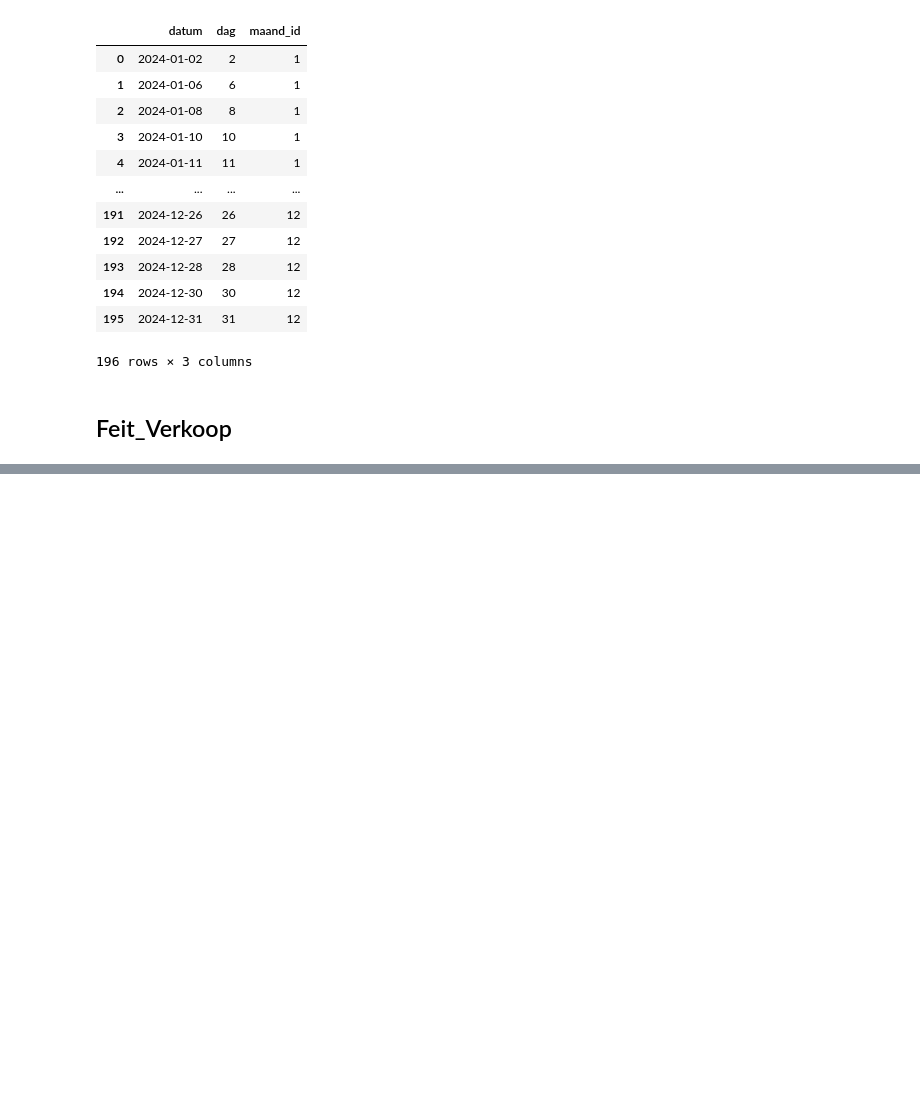
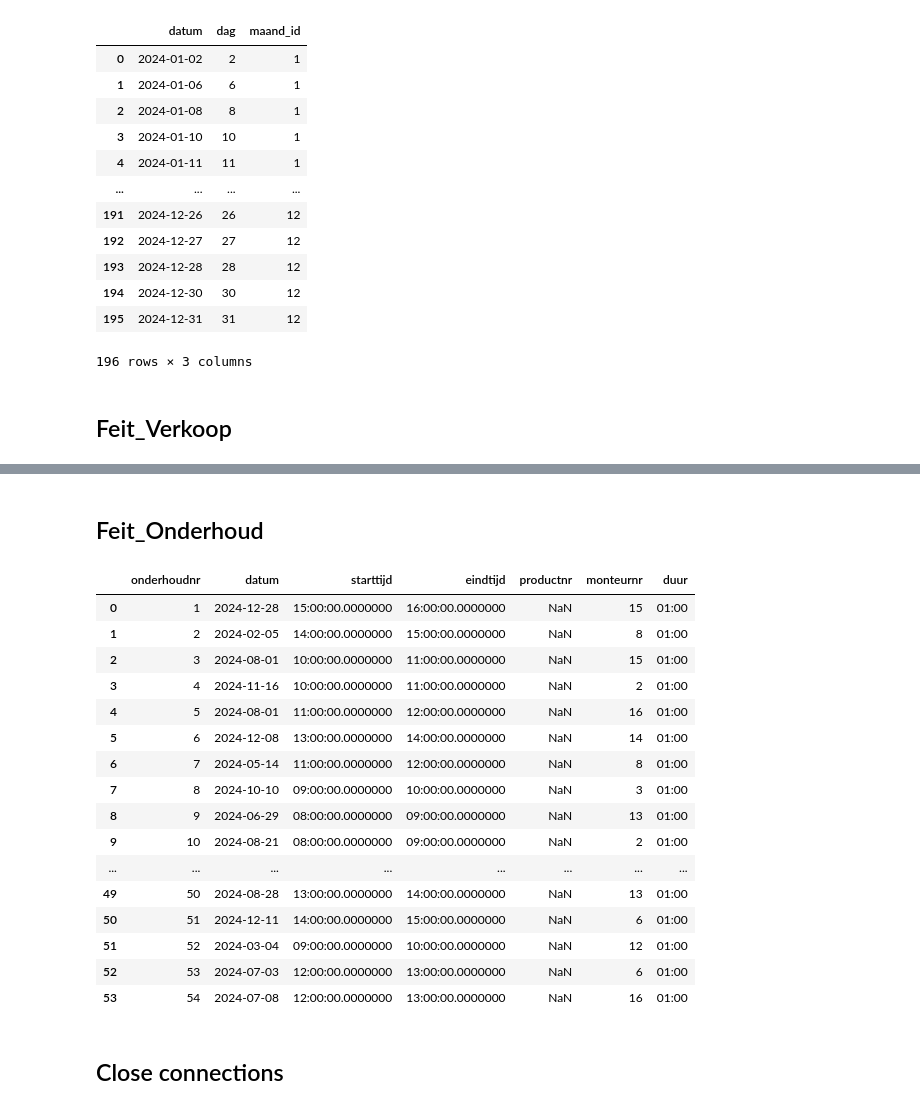
Before and after one commit to Drakarta/deai, a Jupyter notebook: DWH/main.ipynb, the cells around one changed output, grey strips where cells are left out. Saved outputs shown, nothing was run; the diff lists cells and outputs as text; code cells hidden in the pictures; blank space fills up the shorter version.

```diff
--- a/DWH/main.ipynb
+++ b/DWH/main.ipynb
@@ -298,0 +421,57 @@ df_verkoop_fv = pd.read_sql_query('SELECT * FROM fiets_verkoop_verkoop', SDM)
+# %% [markdown]
+## Feit_Onderhoud
+# %%
+df_onderhoud_o = pd.read_sql_query('SELECT * FROM onderhoud_onderhoud', SDM)
+
+df_fiets_o = pd.read_sql_query('SELECT * FROM onderhoud_fiets', SDM)
+df_monteur_o = pd.read_sql_query('SELECT * FROM onderhoud_monteur', SDM)
+
+df_onderhoud_o = pd.merge(df_onderhoud_o, df_fiets_o, left_on='fiets', right_on='fietsnr', how='left')
+df_onderhoud_o = df_onderhoud_o.drop(columns=['fietsnr', 'soort', 'merk', 'standaardprijs', 'inkoopprijs', 'kleur', 'fabrikant'], errors='ignore')
+df_onderhoud_o = pd.merge(df_onderhoud_o, df_product_combined, left_on='type', right_on='type_product', how='left')
+df_onderhoud_o = df_onderhoud_o.drop(columns=['standaardprijs', 'soort', 'merk', 'kleur', 'partnernr', 'inkoopprijs', 'fiets'], errors='ignore')
+
+df_onderhoud_o = pd.merge(df_onderhoud_o, df_monteur_o, left_on='monteur', right_on='monteurNr', how='left')
+df_onderhoud_o = df_onderhoud_o.drop(columns=['monteurNr', 'woonplaats', 'uurloon', 'filiaal'], errors='ignore')
+df_onderhoud_o = pd.merge(df_onderhoud_o, df_monteur_combined, left_on='naam', right_on='naam', how='left')
+df_onderhoud_o = df_onderhoud_o.drop(columns=['naam', 'woonplaats', 'uurloon', 'filiaal', 'monteur'], errors='ignore')
+
+df_onderhoud_o['duur'] = (
+    pd.to_datetime(df_onderhoud_o['eindtijd'].str[:-1], format='%H:%M:%S.%f') -
+    pd.to_datetime(df_onderhoud_o['starttijd'].str[:-1], format='%H:%M:%S.%f')
+)
+
+df_onderhoud_o['duur'] = df_onderhoud_o['duur'].apply(
+    lambda x: f"{int(x.total_seconds()//3600):02}:{int((x.total_seconds()%3600)//60):02}"
+)
+
+df_onderhoud_o = df_onderhoud_o.drop('onderhoudnr', axis=1)
+df_onderhoud_o.insert(0, 'onderhoudnr', range(1, len(df_onderhoud_o) + 1))
+df_onderhoud_o = df_onderhoud_o.drop('type', axis=1)
+df_onderhoud_o = df_onderhoud_o.drop('type_product', axis=1)
+df_onderhoud_o = df_onderhoud_o.drop('categorie', axis=1)
+df_onderhoud_o = df_onderhoud_o.drop('omzet', axis=1)
+
+df_onderhoud_o.to_sql('Feit_Onderhoud', DWH, if_exists='append', index=False)
+
+df_onderhoud_o
+# %% [output]
+|  | onderhoudnr | datum | starttijd | eindtijd | productnr | monteurnr | duur |
+| 0 | 1 | 2024-12-28 | 15:00:00.0000000 | 16:00:00.0000000 | NaN | 15 | 01:00 |
+| 1 | 2 | 2024-02-05 | 14:00:00.0000000 | 15:00:00.0000000 | NaN | 8 | 01:00 |
+| 2 | 3 | 2024-08-01 | 10:00:00.0000000 | 11:00:00.0000000 | NaN | 15 | 01:00 |
+| 3 | 4 | 2024-11-16 | 10:00:00.0000000 | 11:00:00.0000000 | NaN | 2 | 01:00 |
+| 4 | 5 | 2024-08-01 | 11:00:00.0000000 | 12:00:00.0000000 | NaN | 16 | 01:00 |
+| 5 | 6 | 2024-12-08 | 13:00:00.0000000 | 14:00:00.0000000 | NaN | 14 | 01:00 |
+| 6 | 7 | 2024-05-14 | 11:00:00.0000000 | 12:00:00.0000000 | NaN | 8 | 01:00 |
+| 7 | 8 | 2024-10-10 | 09:00:00.0000000 | 10:00:00.0000000 | NaN | 3 | 01:00 |
+| 8 | 9 | 2024-06-29 | 08:00:00.0000000 | 09:00:00.0000000 | NaN | 13 | 01:00 |
+| 9 | 10 | 2024-08-21 | 08:00:00.0000000 | 09:00:00.0000000 | NaN | 2 | 01:00 |
+| ... | ... | ... | ... | ... | ... | ... | ... |
+| 49 | 50 | 2024-08-28 | 13:00:00.0000000 | 14:00:00.0000000 | NaN | 13 | 01:00 |
+| 50 | 51 | 2024-12-11 | 14:00:00.0000000 | 15:00:00.0000000 | NaN | 6 | 01:00 |
+| 51 | 52 | 2024-03-04 | 09:00:00.0000000 | 10:00:00.0000000 | NaN | 12 | 01:00 |
+| 52 | 53 | 2024-07-03 | 12:00:00.0000000 | 13:00:00.0000000 | NaN | 6 | 01:00 |
+| 53 | 54 | 2024-07-08 | 12:00:00.0000000 | 13:00:00.0000000 | NaN | 16 | 01:00 |
+# %% [markdown]
+## Close connections
```
Also changed, not shown: parts of 12 cells of this notebook, 2 other files.
